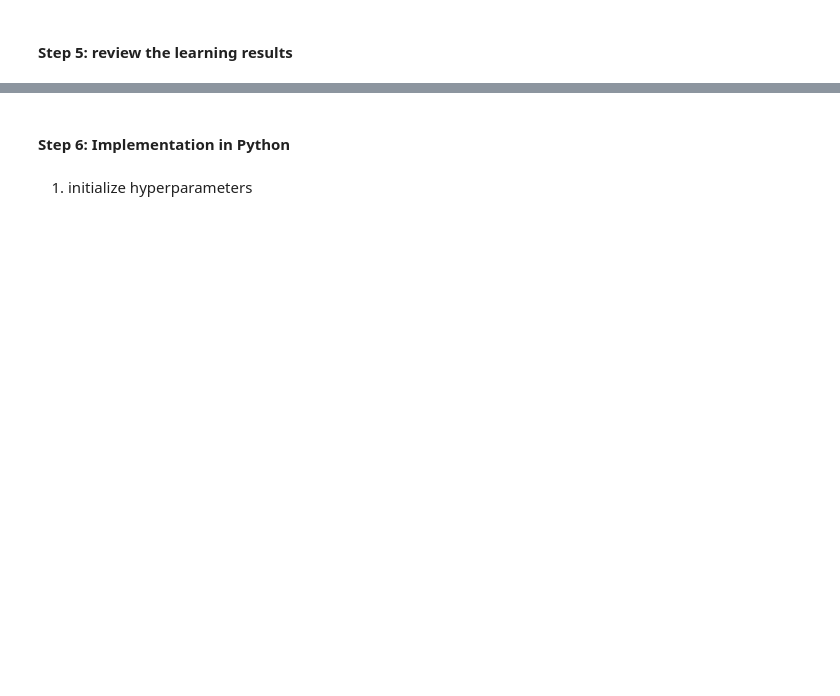
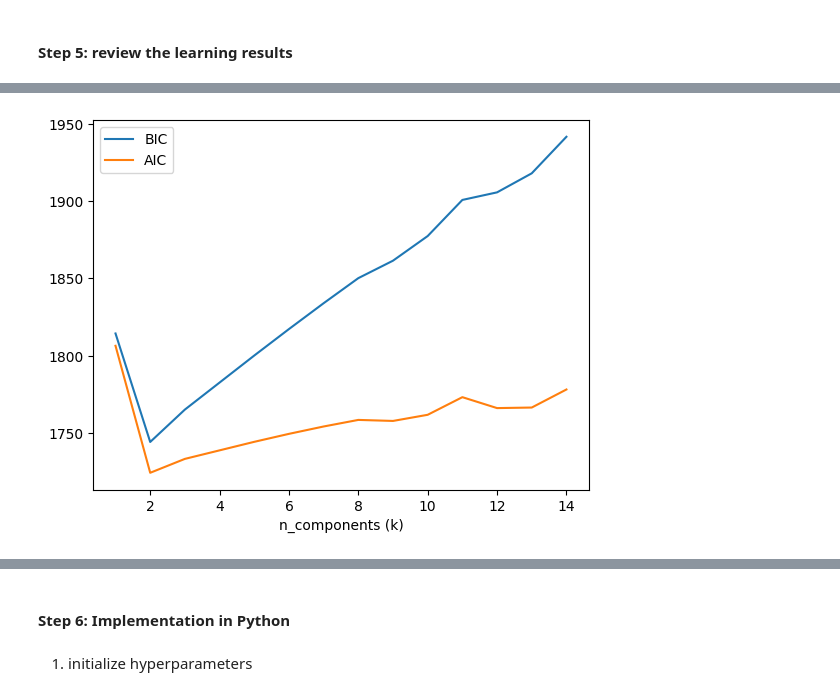
Before and after one commit to jasonyang26b/Python-Machine-Learning, a Jupyter notebook: Week8_Unsupervised_Learning/GMM_Gaussian_Mixture_Model.ipynb, the cells around one changed output, grey strips where cells are left out. Saved outputs shown, nothing was run; the diff lists cells and outputs as text; code cells hidden in the pictures; blank space fills up the shorter version.

```diff
--- a/Week8_Unsupervised_Learning/GMM_Gaussian_Mixture_Model.ipynb
+++ b/Week8_Unsupervised_Learning/GMM_Gaussian_Mixture_Model.ipynb
@@ -362,0 +513,11 @@ plt.show()
+# %%
+n_components = np.arange(1,15)
+gmms = [GaussianMixture(n_components=n, covariance_type='full').fit(C) for n in n_components]
+
+plt.plot(n_components, [m.bic(C) for m in gmms], label='BIC')
+plt.plot(n_components, [m.aic(C) for m in gmms], label='AIC')
+plt.legend(loc='best')
+plt.xlabel('n_components (k)')
+plt.show()
+# %% [output]
+[figure, added]
```
Also changed, not shown: parts of 24 cells of this notebook, 21 other files.
